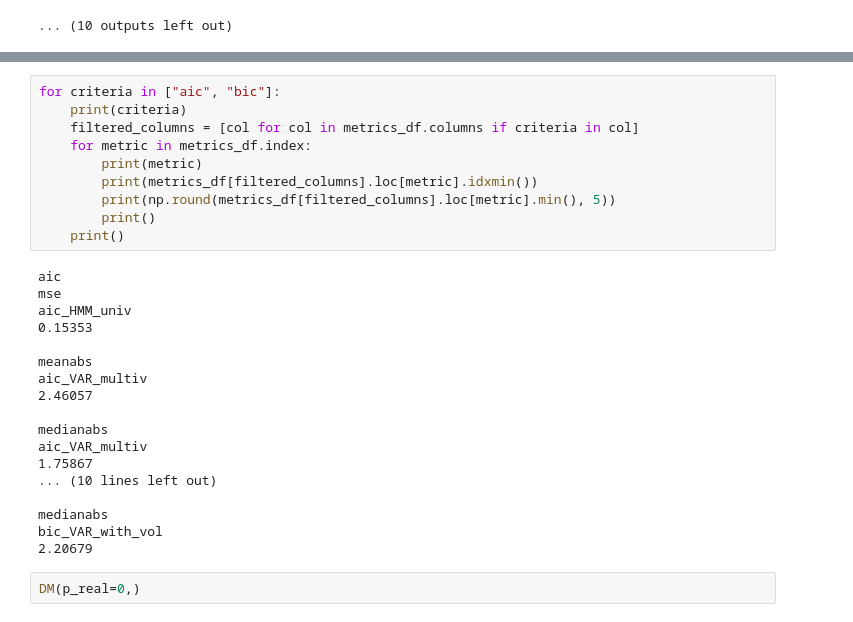
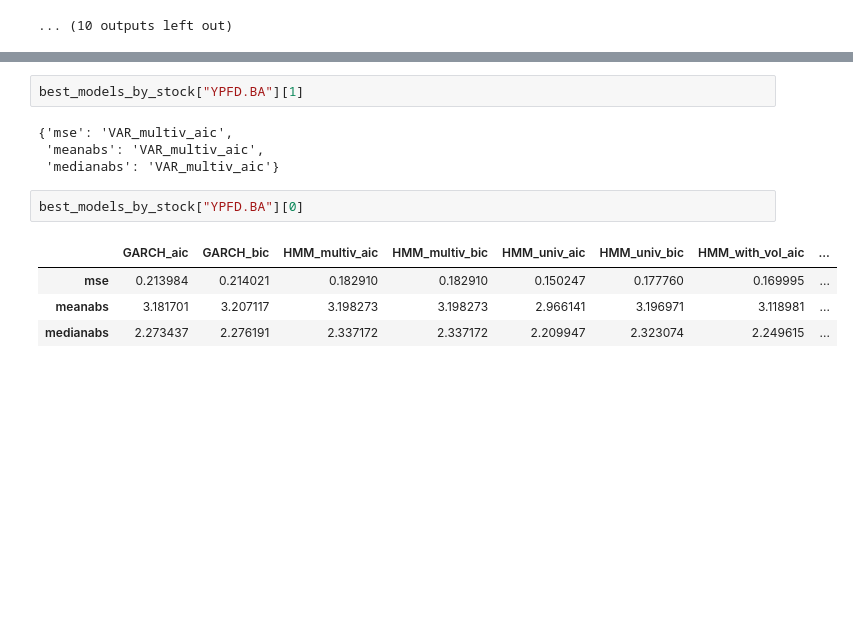
Before and after one commit to alfsn/regime-switching-hmm, a Jupyter notebook: notebooks/03_Comparison.ipynb, the cells around one changed output, grey strips where cells are left out. Saved outputs shown, nothing was run; the diff lists cells and outputs as text; blank space fills up the shorter version.

```diff
--- a/notebooks/03_Comparison.ipynb
+++ b/notebooks/03_Comparison.ipynb
@@ -243,30 +263,13 @@ metrics_df
-# %%
-for criteria in ["aic", "bic"]:
-    print(criteria)
-    filtered_columns = [col for col in metrics_df.columns if criteria in col]
-    for metric in metrics_df.index:
-        print(metric)
-        print(metrics_df[filtered_columns].loc[metric].idxmin())
-        print(np.round(metrics_df[filtered_columns].loc[metric].min(), 5))
-        print()
-    print()
-# %% [output]
-aic
-mse
-aic_HMM_univ
-0.15353
-
-meanabs
-aic_VAR_multiv
-2.46057
-
-medianabs
-aic_VAR_multiv
-1.75867
-... (10 lines left out)
-
-medianabs
-bic_VAR_with_vol
-2.20679
-# %%
-DM(p_real=0,)
+# %%
+best_models_by_stock["YPFD.BA"][1]
+# %% [output]
+{'mse': 'VAR_multiv_aic',
+ 'meanabs': 'VAR_multiv_aic',
+ 'medianabs': 'VAR_multiv_aic'}
+# %%
+best_models_by_stock["YPFD.BA"][0]
+# %% [output]
+|  | GARCH_aic | GARCH_bic | HMM_multiv_aic | HMM_multiv_bic | HMM_univ_aic | HMM_univ_bic | HMM_with_vol_aic | ... |
+| mse | 0.213984 | 0.214021 | 0.182910 | 0.182910 | 0.150247 | 0.177760 | 0.169995 | ... |
+| meanabs | 3.181701 | 3.207117 | 3.198273 | 3.198273 | 2.966141 | 3.196971 | 3.118981 | ... |
+| medianabs | 2.273437 | 2.276191 | 2.337172 | 2.337172 | 2.209947 | 2.323074 | 2.249615 | ... |
```
Also changed, not shown: parts of 5 cells of this notebook.
